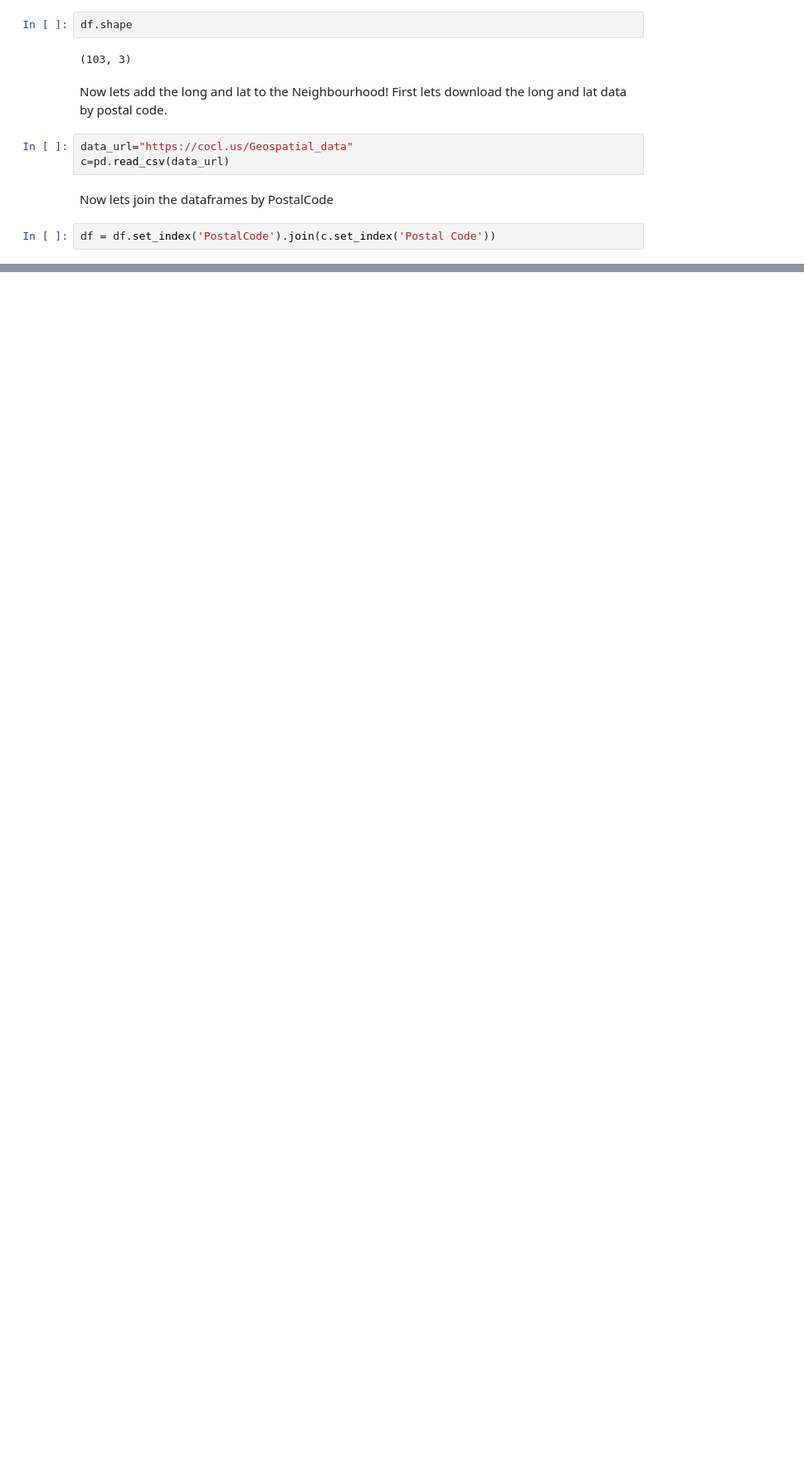
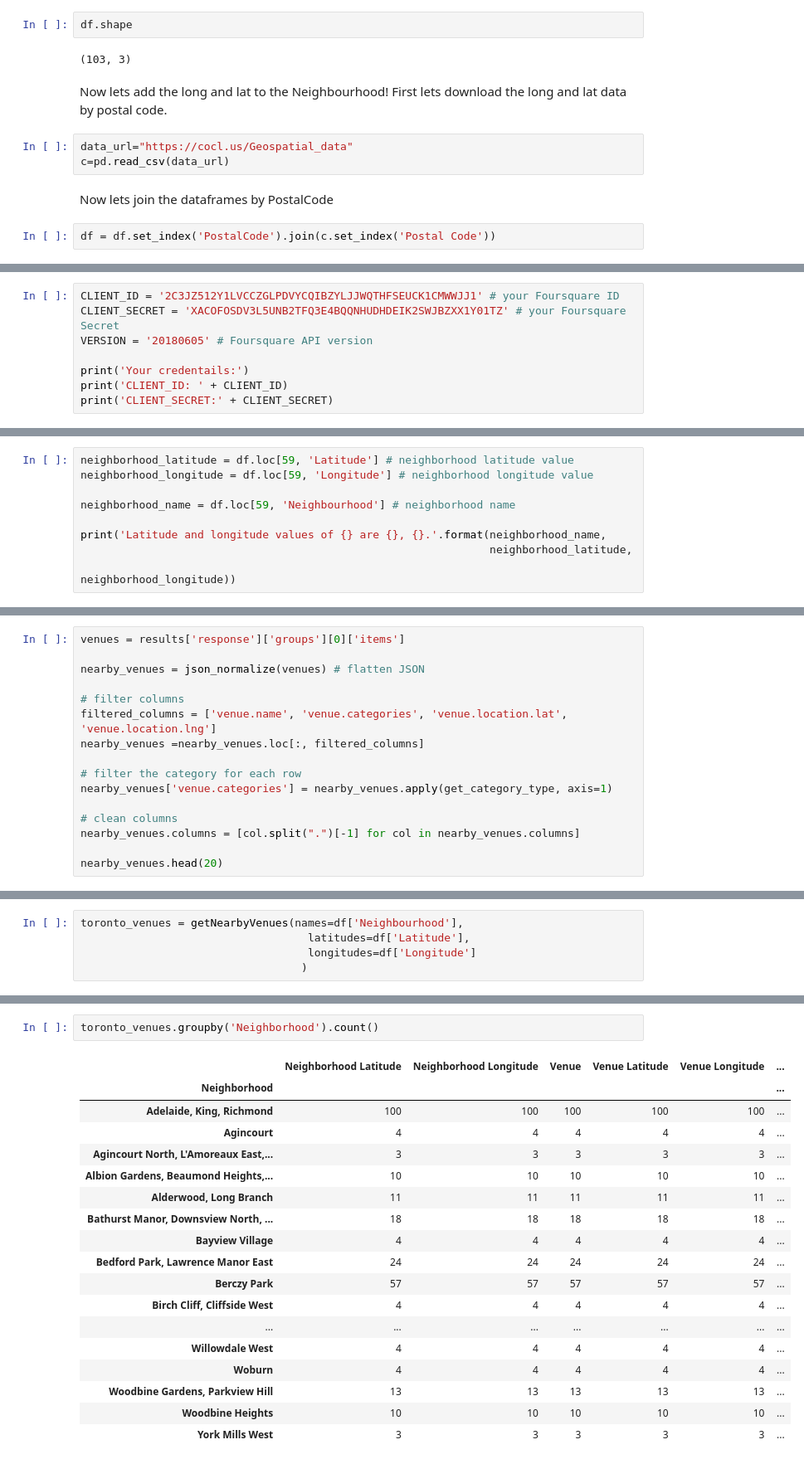
Before and after one commit to denniszaidi/ibmml, a Jupyter notebook: Capstone4.ipynb, the cells around one changed output, grey strips where cells are left out. Shown at 83% size. Cells and saved outputs as stored; diff of their text form; blank space fills up the shorter version.

```diff
--- a/Capstone4.ipynb
+++ b/Capstone4.ipynb
@@ -92,0 +148,8 @@ df.head(11)
+# %%
+CLIENT_ID = '2C3JZ512Y1LVCCZGLPDVYCQIBZYLJJWQTHFSEUCK1CMWWJJ1' # your Foursquare ID
+CLIENT_SECRET = 'XACOFOSDV3L5UNB2TFQ3E4BQQNHUDHDEIK2SWJBZXX1Y01TZ' # your Foursquare Secret
+VERSION = '20180605' # Foursquare API version
+
+print('Your credentails:')
+print('CLIENT_ID: ' + CLIENT_ID)
+print('CLIENT_SECRET:' + CLIENT_SECRET)
@@ -92,0 +167,9 @@ df.head(11)
+# %%
+neighborhood_latitude = df.loc[59, 'Latitude'] # neighborhood latitude value
+neighborhood_longitude = df.loc[59, 'Longitude'] # neighborhood longitude value
+
+neighborhood_name = df.loc[59, 'Neighbourhood'] # neighborhood name
+
+print('Latitude and longitude values of {} are {}, {}.'.format(neighborhood_name,
+                                                               neighborhood_latitude,
+                                                               neighborhood_longitude))
@@ -92,0 +207,16 @@ df.head(11)
+# %%
+venues = results['response']['groups'][0]['items']
+
+nearby_venues = json_normalize(venues) # flatten JSON
+
+# filter columns
+filtered_columns = ['venue.name', 'venue.categories', 'venue.location.lat', 'venue.location.lng']
+nearby_venues =nearby_venues.loc[:, filtered_columns]
+
+# filter the category for each row
+nearby_venues['venue.categories'] = nearby_venues.apply(get_category_type, axis=1)
+
+# clean columns
+nearby_venues.columns = [col.split(".")[-1] for col in nearby_venues.columns]
+
+nearby_venues.head(20)
@@ -92,0 +285,5 @@ df.head(11)
+# %%
+toronto_venues = getNearbyVenues(names=df['Neighbourhood'],
+                                   latitudes=df['Latitude'],
+                                   longitudes=df['Longitude']
+                                  )
@@ -92,0 +319,21 @@ df.head(11)
+# %%
+toronto_venues.groupby('Neighborhood').count()
+# %% [output]
+|  | Neighborhood Latitude | Neighborhood Longitude | Venue | Venue Latitude | Venue Longitude | ... |
+| Neighborhood |  |  |  |  |  | ... |
+| Adelaide, King, Richmond | 100 | 100 | 100 | 100 | 100 | ... |
+| Agincourt | 4 | 4 | 4 | 4 | 4 | ... |
+| Agincourt North, L'Amoreaux East,... | 3 | 3 | 3 | 3 | 3 | ... |
+| Albion Gardens, Beaumond Heights,... | 10 | 10 | 10 | 10 | 10 | ... |
+| Alderwood, Long Branch | 11 | 11 | 11 | 11 | 11 | ... |
+| Bathurst Manor, Downsview North, ... | 18 | 18 | 18 | 18 | 18 | ... |
+| Bayview Village | 4 | 4 | 4 | 4 | 4 | ... |
+| Bedford Park, Lawrence Manor East | 24 | 24 | 24 | 24 | 24 | ... |
+| Berczy Park | 57 | 57 | 57 | 57 | 57 | ... |
+| Birch Cliff, Cliffside West | 4 | 4 | 4 | 4 | 4 | ... |
+| ... | ... | ... | ... | ... | ... | ... |
+| Willowdale West | 4 | 4 | 4 | 4 | 4 | ... |
+| Woburn | 4 | 4 | 4 | 4 | 4 | ... |
+| Woodbine Gardens, Parkview Hill | 13 | 13 | 13 | 13 | 13 | ... |
+| Woodbine Heights | 10 | 10 | 10 | 10 | 10 | ... |
+| York Mills West | 3 | 3 | 3 | 3 | 3 | ... |
```
Also changed, not shown: parts of 36 cells of this notebook.
